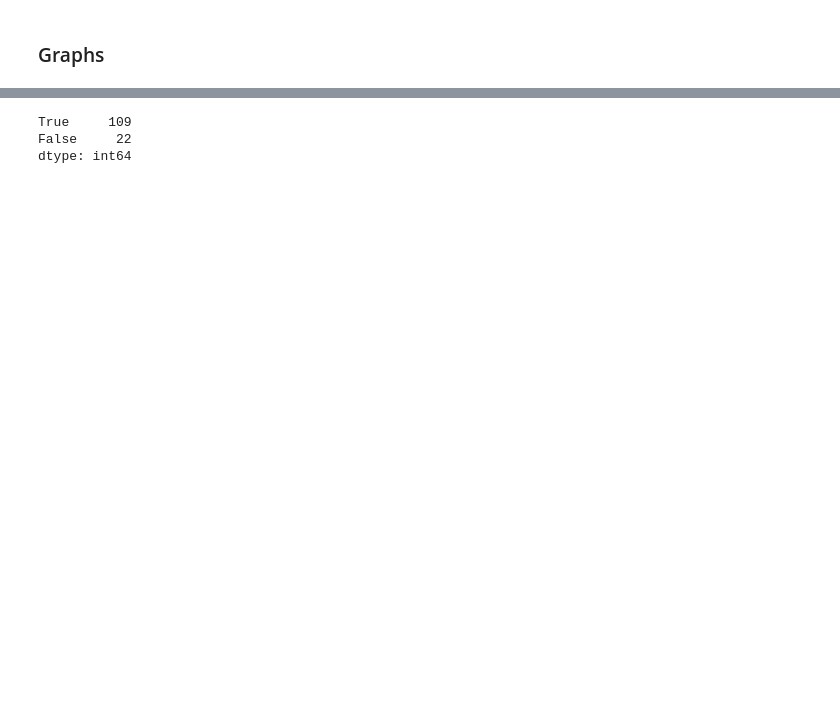
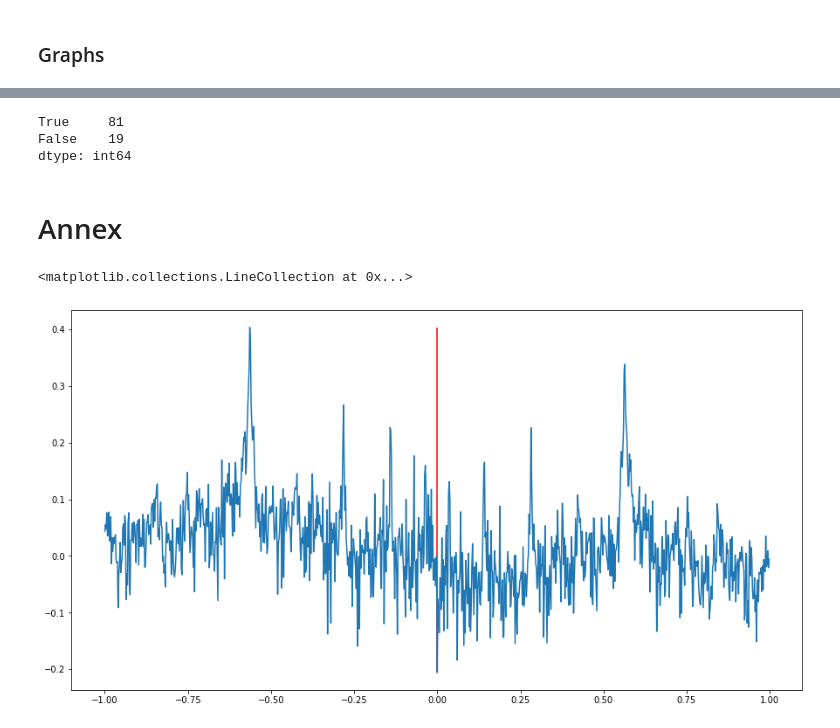
Before and after one commit to mu-triv/DPACv4, a Jupyter notebook: hwp.ipynb, the cells around one changed output, grey strips where cells are left out. Saved outputs shown, nothing was run; the diff lists cells and outputs as text; code cells hidden in the pictures; blank space fills up the shorter version.

```diff
--- a/hwp.ipynb
+++ b/hwp.ipynb
@@ -360,7 +381,31 @@ batina_error_rate[batina_error_rate > 0.10]
 dtype: float64
-# %%
-(batina_error_rate < 0.10).value_counts()
-# %% [output]
-True     109
-False     22
-dtype: int64
+# %%
+####
+# number of correctly guessed values / number of wrong values
+###
+(batina_error_rate < prescision).value_counts()
+# %% [output]
+True     81
+False    19
+dtype: int64
+# %% [markdown]
+# Annex
+# %%
+def annex_compute_corr(secret_hw, guess_range, known_inputs, guess_val_size=1000):
+    low, high = guess_range
+    guess_val = np.arange(low, high, (high - low) / (guess_val_size - 1e-5))
+    hw = pd.DataFrame(columns=guess_val,
+                        data=np.vectorize(hamming_weight)(known_inputs.reshape(-1, 1) * guess_val))
+    return hw.corrwith(pd.Series(secret_hw), method='pearson')
+# %%
+guess_range=(-1e-0, 1e-0)
+known_inputs = np.random.uniform(-1e9, 1e9, 500)
+secret_number = -1.374e-4
+secret_hw = np.vectorize(hamming_weight)(known_inputs * secret_number)
+correlations = annex_compute_corr(secret_hw, guess_range, known_inputs, 1000)
+# %%
+ax = correlations.plot(figsize=(15, 8))
+ax.vlines(secret_number, correlations.min(), correlations.max(), color='red')
+# %% [output]
+<matplotlib.collections.LineCollection at 0x...>
+[figure, added]
```
Also changed, not shown: parts of 25 cells of this notebook, 2 other files.
